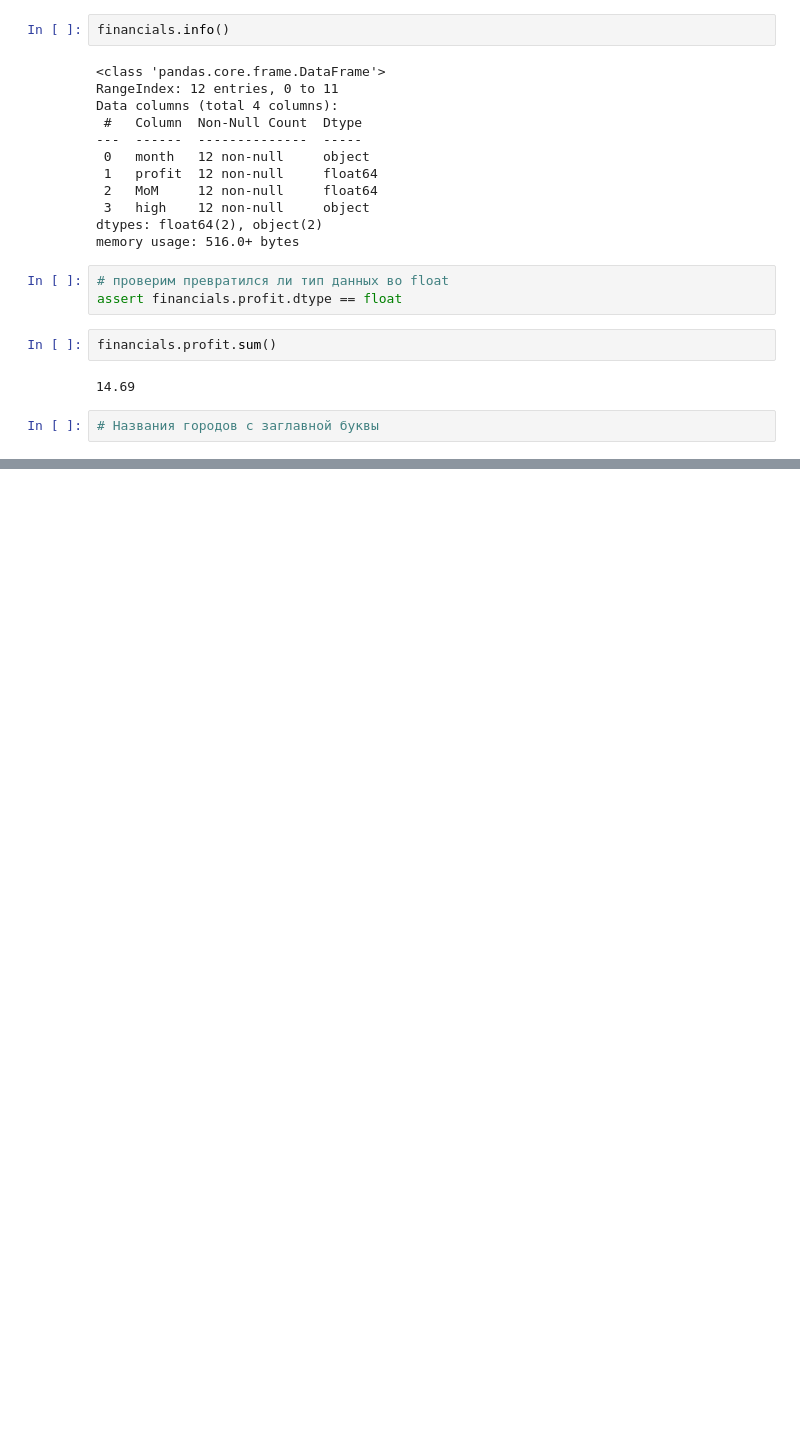
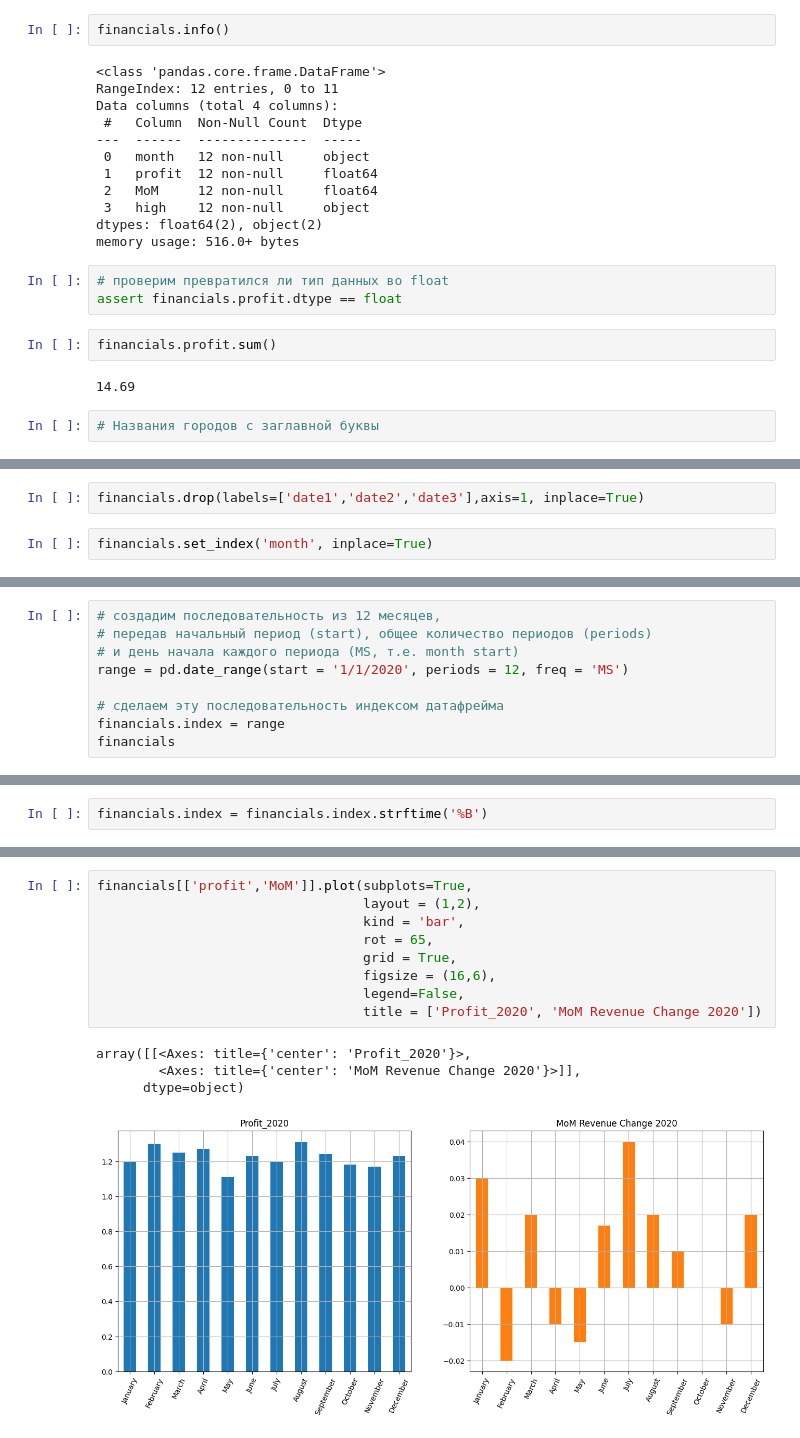
Before and after one commit to 88alexinho/data_analysis, a Jupyter notebook: data_errors.ipynb, the cells around one changed output, grey strips where cells are left out. Drawn from its saved outputs; the diff is of its cells as text; blank space fills up the shorter version.

```diff
--- a/data_errors.ipynb
+++ b/data_errors.ipynb
@@ -215,0 +333,4 @@ financials.profit.sum()
+# %%
+financials.drop(labels=['date1','date2','date3'],axis=1, inplace=True)
+# %%
+financials.set_index('month', inplace=True)
@@ -215,0 +367,9 @@ financials.profit.sum()
+# %%
+# создадим последовательность из 12 месяцев,
+# передав начальный период (start), общее количество периодов (periods)
+# и день начала каждого периода (MS, т.е. month start)
+range = pd.date_range(start = '1/1/2020', periods = 12, freq = 'MS')
+
+# сделаем эту последовательность индексом датафрейма
+financials.index = range
+financials
@@ -215,0 +402,2 @@ financials.profit.sum()
+# %%
+financials.index = financials.index.strftime('%B')
@@ -215,0 +420,14 @@ financials.profit.sum()
+# %%
+financials[['profit','MoM']].plot(subplots=True,
+                                  layout = (1,2),
+                                  kind = 'bar',
+                                  rot = 65,
+                                  grid = True,
+                                  figsize = (16,6),
+                                  legend=False,
+                                  title = ['Profit_2020', 'MoM Revenue Change 2020'])
+# %% [output]
+array([[<Axes: title={'center': 'Profit_2020'}>,
+        <Axes: title={'center': 'MoM Revenue Change 2020'}>]],
+      dtype=object)
+[figure, added]
```
Also changed, not shown: parts of 15 cells of this notebook, 3 other files.
